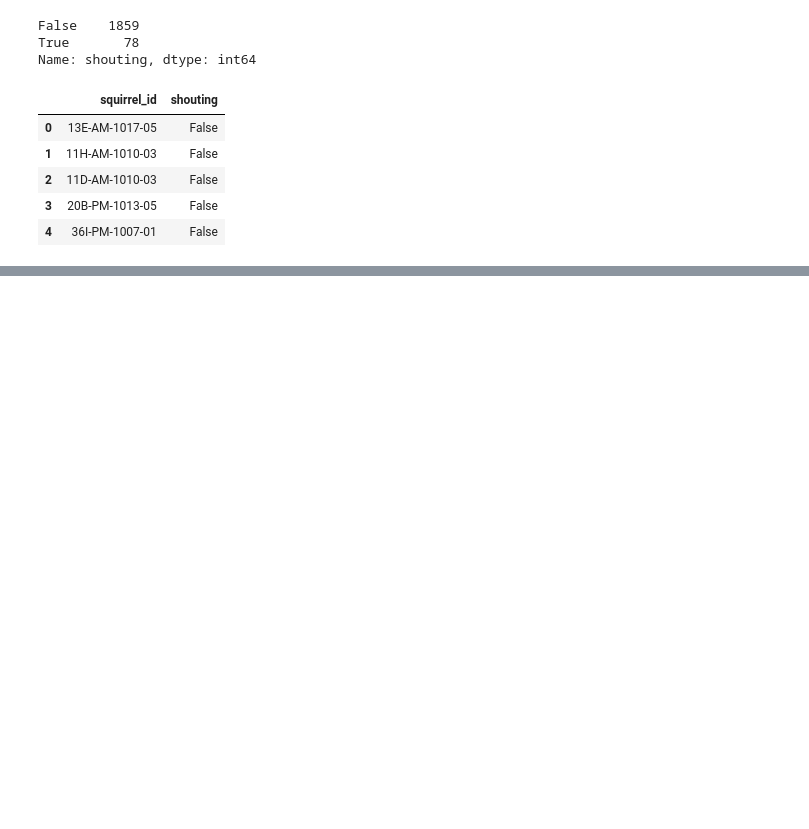
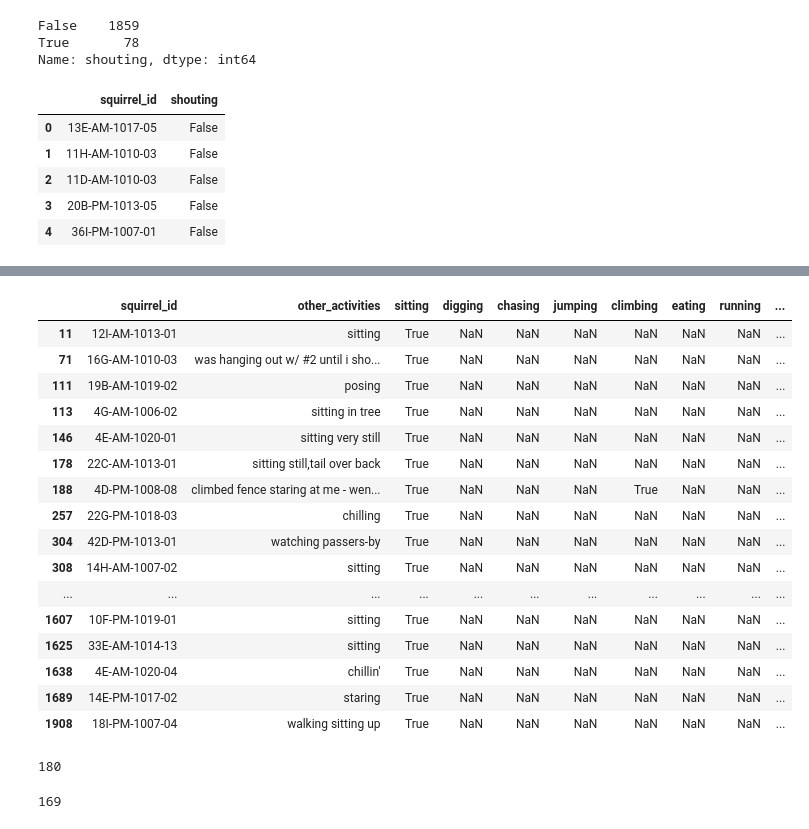
Before and after one commit to alyssahondrade/we-the-new-york-city-squirrels, a Jupyter notebook: squirrel_cleaning.ipynb, the cells around one changed output, grey strips where cells are left out. Saved outputs shown, nothing was run; the diff lists cells and outputs as text; code cells hidden in the pictures; blank space fills up the shorter version.

Commit message:
started parsing the 2018 other_activities column

```diff
--- a/squirrel_cleaning.ipynb
+++ b/squirrel_cleaning.ipynb
@@ -709,0 +785,63 @@ other_activities.head(50)
+# %%
+# Isolate the "other activities" column
+other_df = s2018_booleans[['squirrel_id', 'other_activities']].copy()
+
+# Only include rows with a non-null value - REGEX DOESN'T WORK IF array has NaN values!
+other_df = other_df.dropna(how="any")
+
+# Equivalent columns from 2020 currently missing from 2018
+missing_cols = ['sitting', 'digging']
+
+# Create new columns for each activity
+for col_name in missing_cols:
+    other_df[col_name] = pd.Series(dtype=bool)
+# %%
+# CONVERT THIS TO A DICTIONARY LATER, for simplicity!
+# Combine activities
+patterns = [
+    'sit', 'watch', 'staring', 'posing', 'hanging out', 'chillin', 'dig', 'bury', 'chas', 'jump', 'climb', 'eat', 'hop', 'foraging', 'running']
+activity_col = [
+    'sitting', 'sitting', 'sitting', 'sitting', 'sitting', 'sitting', 'digging', 'digging', 'chasing', 'jumping', 'climbing', 'eating', 'running', 'foraging', 'running']
+
+all_indices = []
+for idx_pattern, pattern in enumerate(patterns):
+    idx_sit = list(other_df[other_df['other_activities'].str.contains(pattern)].index)
+    all_indices.append(idx_sit)
+
+    for idx in idx_sit:
+        other_df.loc[idx, activity_col[idx_pattern]] = True
+# idx_sit = list(other_df[other_df['other_activities'].str.contains(pattern_sitting)].index)
+
+# for idx in idx_sit:
+#     other_df.loc[idx, 'sitting'] = True
+
+other_df[other_df['sitting'] == True]
+# for idx, row in other_df.iterrows():
+#     print(row['other_activities'])
+# %% [output]
+|  | squirrel_id | other_activities | sitting | digging | chasing | jumping | climbing | eating | running | ... |
+| 11 | 12I-AM-1013-01 | sitting | True | NaN | NaN | NaN | NaN | NaN | NaN | ... |
+| 71 | 16G-AM-1010-03 | was hanging out w/ #2 until i sho... | True | NaN | NaN | NaN | NaN | NaN | NaN | ... |
+| 111 | 19B-AM-1019-02 | posing | True | NaN | NaN | NaN | NaN | NaN | NaN | ... |
+| 113 | 4G-AM-1006-02 | sitting in tree | True | NaN | NaN | NaN | NaN | NaN | NaN | ... |
+| 146 | 4E-AM-1020-01 | sitting very still | True | NaN | NaN | NaN | NaN | NaN | NaN | ... |
+| 178 | 22C-AM-1013-01 | sitting still,tail over back | True | NaN | NaN | NaN | NaN | NaN | NaN | ... |
+| 188 | 4D-PM-1008-08 | climbed fence staring at me - wen... | True | NaN | NaN | NaN | True | NaN | NaN | ... |
+| 257 | 22G-PM-1018-03 | chilling | True | NaN | NaN | NaN | NaN | NaN | NaN | ... |
+| 304 | 42D-PM-1013-01 | watching passers-by | True | NaN | NaN | NaN | NaN | NaN | NaN | ... |
+| 308 | 14H-AM-1007-02 | sitting | True | NaN | NaN | NaN | NaN | NaN | NaN | ... |
+| ... | ... | ... | ... | ... | ... | ... | ... | ... | ... | ... |
+| 1607 | 10F-PM-1019-01 | sitting | True | NaN | NaN | NaN | NaN | NaN | NaN | ... |
+| 1625 | 33E-AM-1014-13 | sitting | True | NaN | NaN | NaN | NaN | NaN | NaN | ... |
+| 1638 | 4E-AM-1020-04 | chillin' | True | NaN | NaN | NaN | NaN | NaN | NaN | ... |
+| 1689 | 14E-PM-1017-02 | staring | True | NaN | NaN | NaN | NaN | NaN | NaN | ... |
+| 1908 | 18I-PM-1007-04 | walking sitting up | True | NaN | NaN | NaN | NaN | NaN | NaN | ... |
+# %%
+flat_indices = [value for row in all_indices for value in row]
+len(flat_indices)
+# %% [output]
+180
+# %%
+len(set(flat_indices))
+# %% [output]
+169
```
Also changed, not shown: parts of 9 cells of this notebook.
